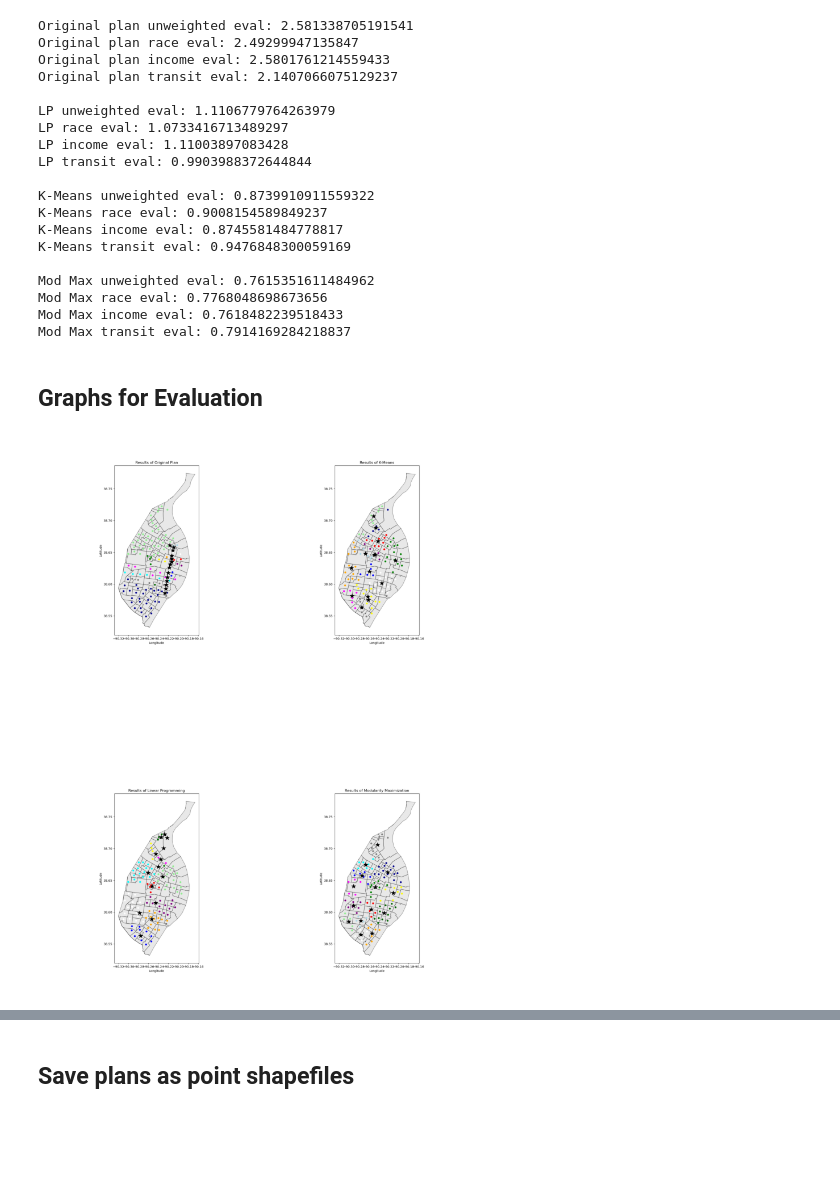
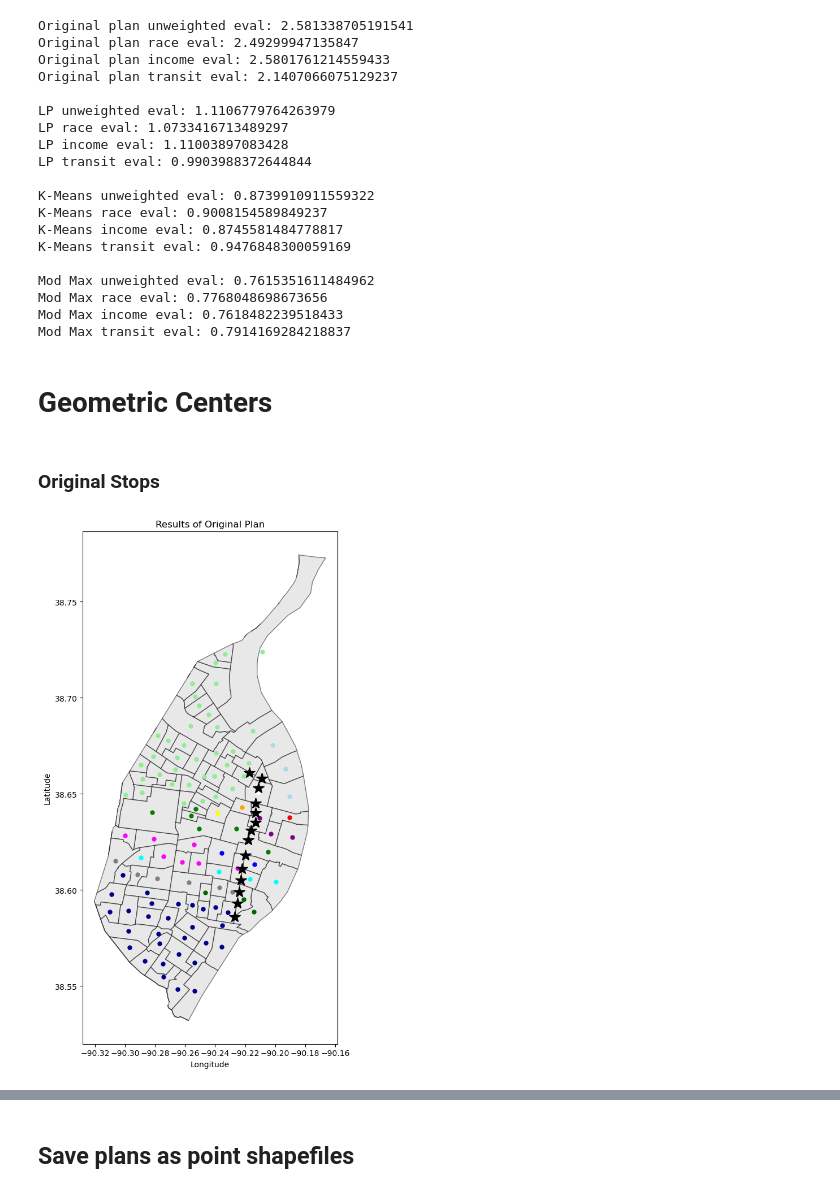
Before and after one commit to juliatompkins/trio-capstone, a Jupyter notebook: algorithms code/All Methods Compared.ipynb, the cells around one changed output, grey strips where cells are left out. Drawn from its saved outputs; the diff is of its cells as text; code cells hidden in the pictures; blank space fills up the shorter version.

Commit message:
pop centers update

```diff
--- a/algorithms code/All Methods Compared.ipynb
+++ b/algorithms code/All Methods Compared.ipynb
@@ -161,29 +163,20 @@ Mod Max unweighted eval: 0.7615351611484962
 Mod Max race eval: 0.7768048698673656
 Mod Max income eval: 0.7618482239518433
 Mod Max transit eval: 0.7914169284218837
-# %% [markdown]
-## Graphs for Evaluation
-# %%
-orig = mpimg.imread('Original Plan.png')
-lp = mpimg.imread('K-Means.png')
-km = mpimg.imread('Linear Programming.png')
-mm = mpimg.imread('Modularity Maximization.png')
-
-plt.figure(figsize=(10,15))
-plt.subplots_adjust(wspace=0,hspace=0)
-plt.subplot(2,2,1)
-plt.imshow(orig)
-plt.axis('off')
-plt.subplot(2,2,2)
-plt.imshow(lp)
-plt.axis('off')
-plt.subplot(2,2,3)
-plt.imshow(km)
-plt.axis('off')
-plt.subplot(2,2,4)
-plt.imshow(mm)
-plt.axis('off')
-plt.savefig('four compared.png')
-plt.show()
-# %% [output]
-[figure, removed]
+# %% [markdown]
+# Geometric Centers
+# %%
+center = 'GEO' # population centers vs geometric centers
+full_data = clean(census_data, race_data, pop_centers, centroid_locations, center)
+# %% [markdown]
+### Original Stops
+# %%
+orig_stops = [[lat, lon] for lat, lon in zip(north_south_locations['LON'],north_south_locations['LAT'])]
+orig_labels = graph_from_lp(full_data, orig_stops)
+cluster_dict = {k:v for k, v in zip(full_data['node id'],orig_labels)}
+orig_graph = stl.copy()
+nx.set_node_attributes(orig_graph, cluster_dict, 'cluster')
+nx.write_gexf(orig_graph, "capstone.gexf")
+graph_results_lp(orig_graph, orig_stops, 'Original Plan', center)
+# %% [output]
+[figure, added]
```
Also changed, not shown: parts of 11 cells of this notebook, 21 other files.
